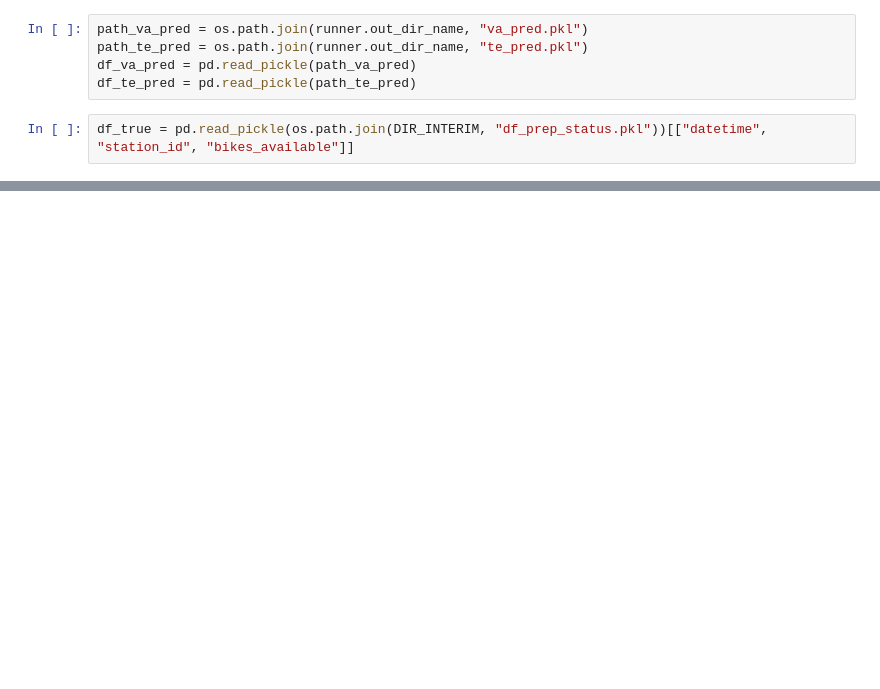
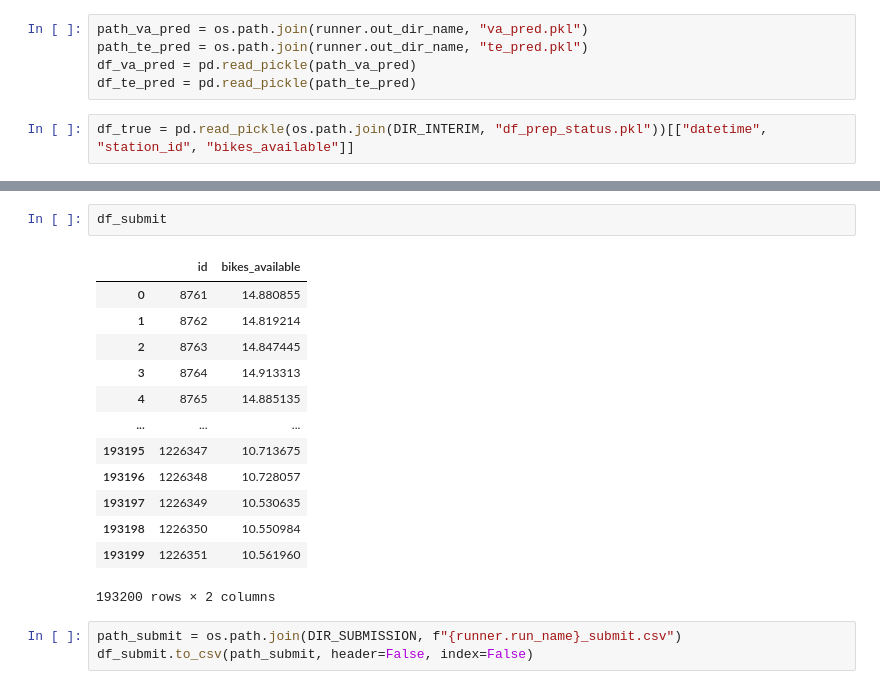
Before and after one commit to snoopy0420/atma_udemy, a Jupyter notebook: notebooks/baseline.ipynb, the cells around one changed output, grey strips where cells are left out. Saved outputs shown, nothing was run; the diff lists cells and outputs as text; blank space fills up the shorter version.

```diff
--- a/notebooks/baseline.ipynb
+++ b/notebooks/baseline.ipynb
@@ -1522,0 +693,19 @@ train_dataset_df[train_dataset_df["station_id"]==0]
+# %%
+df_submit
+# %% [output]
+|  | id | bikes_available |
+| 0 | 8761 | 14.880855 |
+| 1 | 8762 | 14.819214 |
+| 2 | 8763 | 14.847445 |
+| 3 | 8764 | 14.913313 |
+| 4 | 8765 | 14.885135 |
+| ... | ... | ... |
+| 193195 | 1226347 | 10.713675 |
+| 193196 | 1226348 | 10.728057 |
+| 193197 | 1226349 | 10.530635 |
+| 193198 | 1226350 | 10.550984 |
+| 193199 | 1226351 | 10.561960 |
+193200 rows × 2 columns
+# %%
+path_submit = os.path.join(DIR_SUBMISSION, f"{runner.run_name}_submit.csv")
+df_submit.to_csv(path_submit, header=False, index=False)
```
Also changed, not shown: parts of 71 cells of this notebook, 4 other files.
